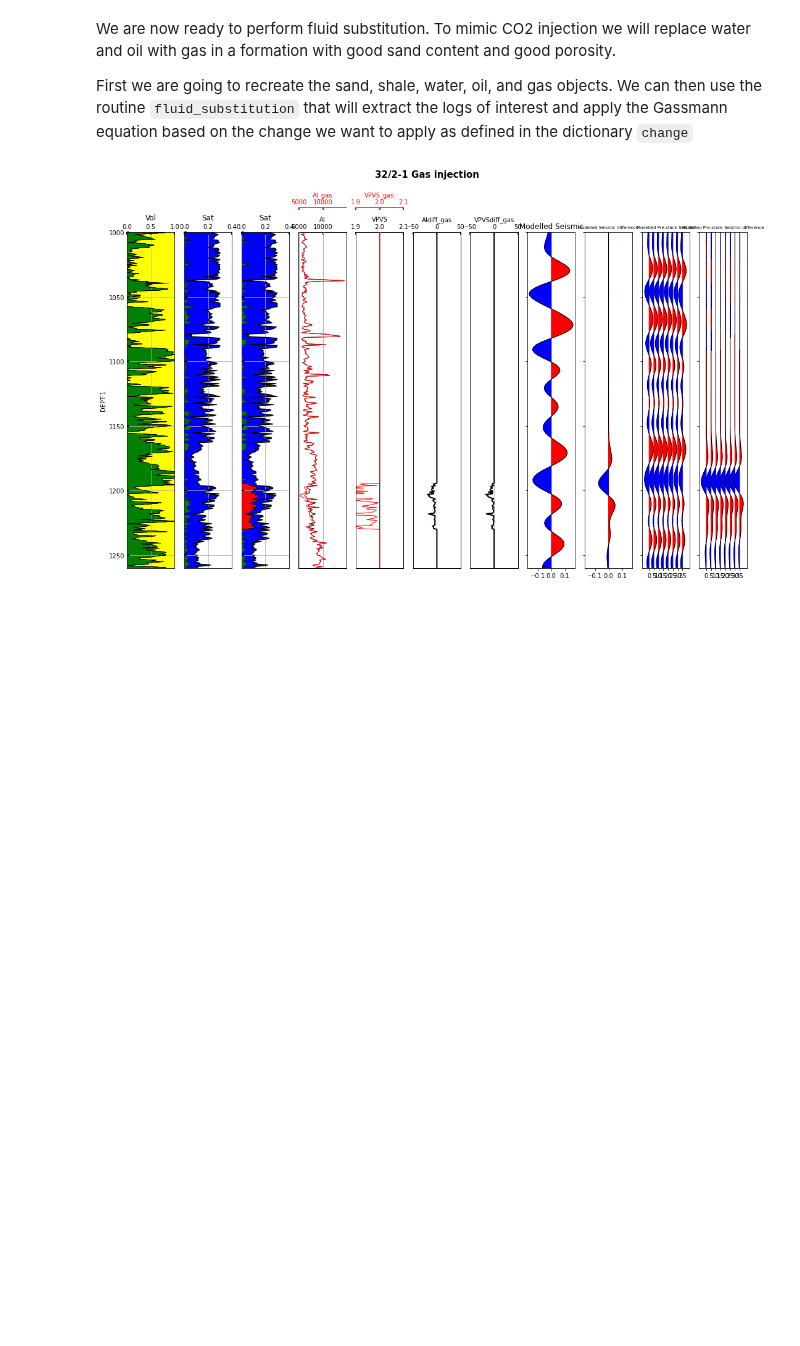
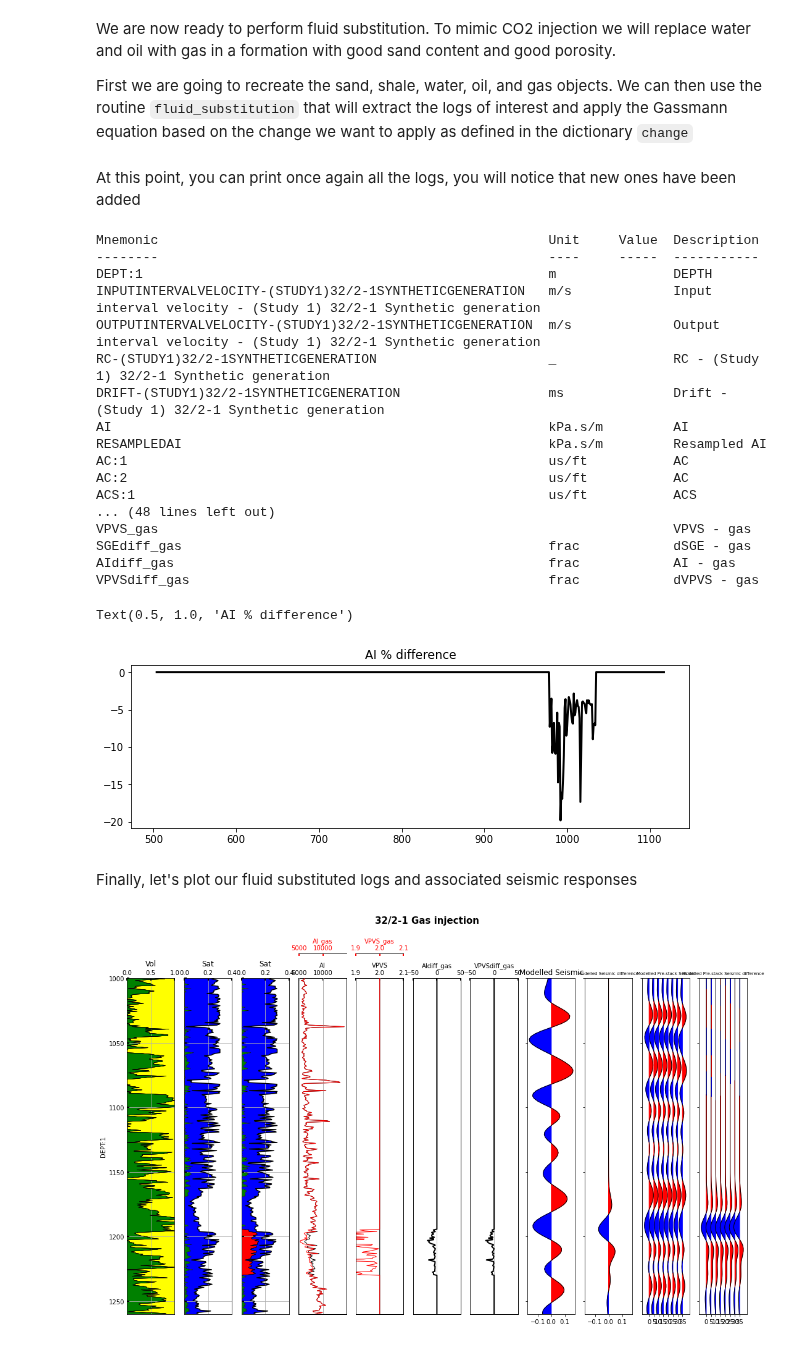
Before and after one commit to DIG-Kaust/Seismology, a Jupyter notebook: GassmannFluidSub/Gassmann.ipynb, the cells around one changed output. Drawn from its saved outputs; the diff is of its cells as text; code cells hidden in the pictures; blank space fills up the shorter version.

```diff
--- a/GassmannFluidSub/Gassmann.ipynb
+++ b/GassmannFluidSub/Gassmann.ipynb
@@ -315,6 +318,38 @@ logs.fluid_substitution(sand, shale,
                         sgt='SGE', sot='SOE', phi='PHIT:1',
                         lfp=False, savelogs=True, savedeltas=True,
                         logssuffix='gas');
+# %% [markdown]
+At this point, you can print once again all the logs, you will notice that new ones have been added
+# %%
+# Print logs
+print(logs.logs.curves)
+
+# Access one log and display
+plt.figure(figsize=(10, 3))
+plt.plot(logs.logs['AIdiff_gas'], 'k', lw=2)
+plt.title('AI % difference')
+# %% [output]
+Mnemonic                                                  Unit     Value  Description
+--------                                                  ----     -----  -----------
+DEPT:1                                                    m               DEPTH
+INPUTINTERVALVELOCITY-(STUDY1)32/2-1SYNTHETICGENERATION   m/s             Input interval velocity - (Study 1) 32/2-1 Synthetic generation
+OUTPUTINTERVALVELOCITY-(STUDY1)32/2-1SYNTHETICGENERATION  m/s             Output interval velocity - (Study 1) 32/2-1 Synthetic generation
+RC-(STUDY1)32/2-1SYNTHETICGENERATION                      _               RC - (Study 1) 32/2-1 Synthetic generation
+DRIFT-(STUDY1)32/2-1SYNTHETICGENERATION                   ms              Drift - (Study 1) 32/2-1 Synthetic generation
+AI                                                        kPa.s/m         AI
+RESAMPLEDAI                                               kPa.s/m         Resampled AI
+AC:1                                                      us/ft           AC
+AC:2                                                      us/ft           AC
+ACS:1                                                     us/ft           ACS
+... (48 lines left out)
+VPVS_gas                                                                  VPVS - gas
+SGEdiff_gas                                               frac            dSGE - gas
+AIdiff_gas                                                frac            AI - gas
+VPVSdiff_gas                                              frac            dVPVS - gas
+Text(0.5, 1.0, 'AI % difference')
+[figure, added]
+# %% [markdown]
+Finally, let's plot our fluid substituted logs and associated seismic responses
 # %%
 wav, twav, wcenter = ricker(np.arange(201)*0.004, 10, plotflag=False)
 
```
Also changed, not shown: parts of 4 cells of this notebook, 2 other files.
